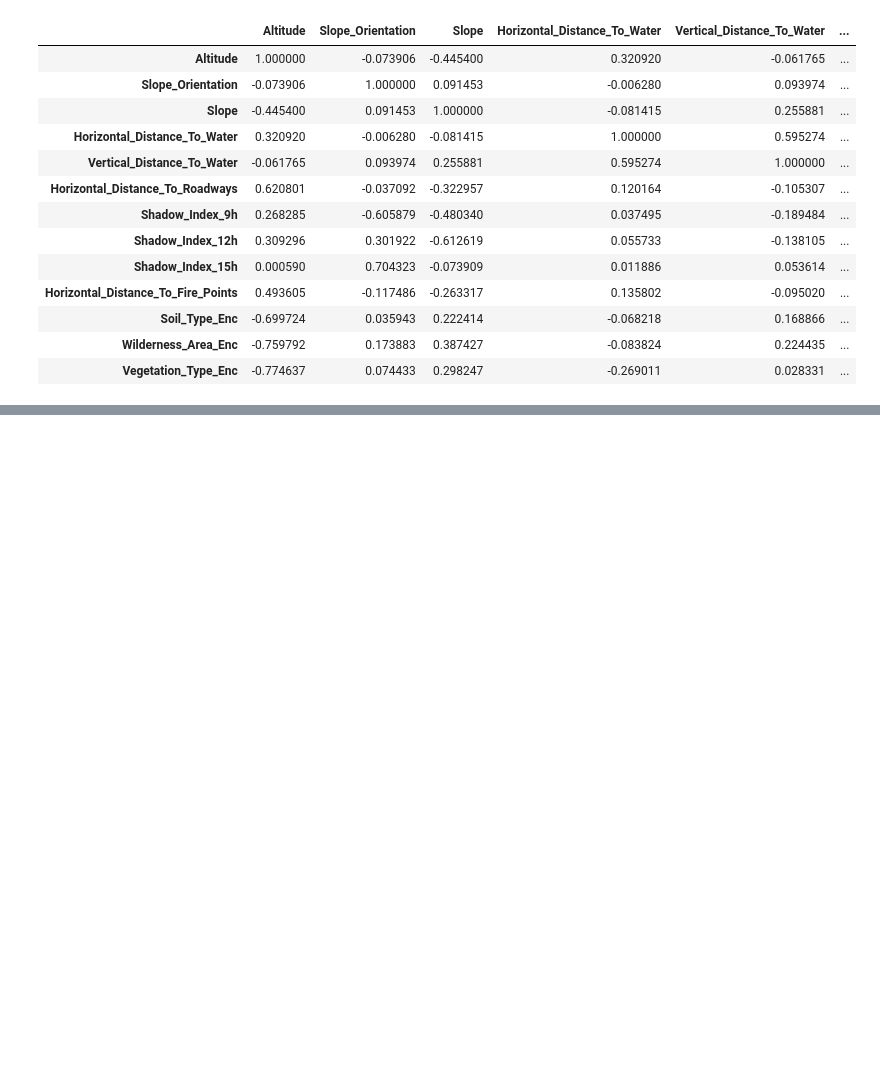
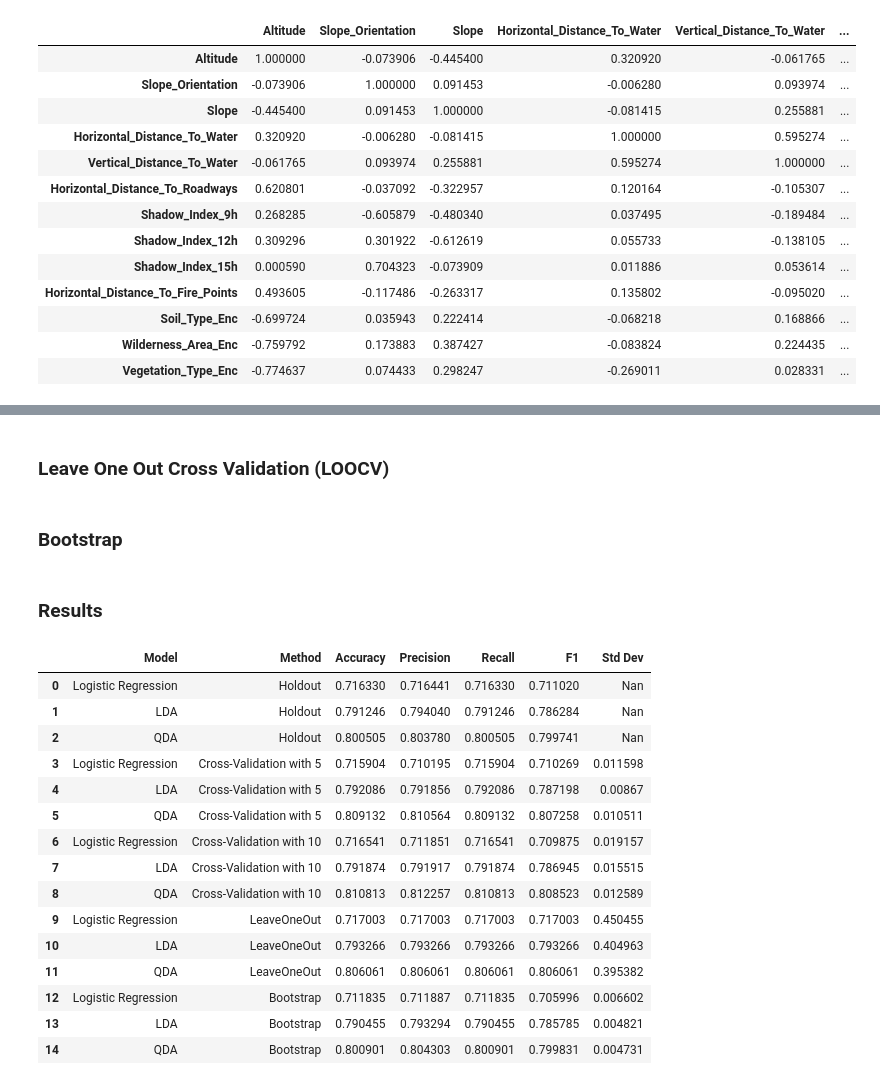
Before and after one commit to beatrizmsa/ml-vegetation-classifier, a Jupyter notebook: notebook.ipynb, the cells around one changed output, grey strips where cells are left out. Drawn from its saved outputs; the diff is of its cells as text; code cells hidden in the pictures; blank space fills up the shorter version.

Commit message:
updated methods application and dataframe to store the metrics

```diff
--- a/notebook.ipynb
+++ b/notebook.ipynb
@@ -371,0 +206,2 @@ Please also refer to the documentation for alternative solver options:
+# %%
+data_results = pd.DataFrame(columns=['Model', 'Method', 'Accuracy', 'Precision', 'Recall', 'F1', 'Std Dev'])
@@ -371,0 +220,2 @@ Please also refer to the documentation for alternative solver options:
+# %% [markdown]
+### Leave One Out Cross Validation (LOOCV)
@@ -371,0 +224,2 @@ Please also refer to the documentation for alternative solver options:
+# %% [markdown]
+### Bootstrap
@@ -371,0 +228,21 @@ Please also refer to the documentation for alternative solver options:
+# %% [markdown]
+### Results
+# %%
+data_results
+# %% [output]
+|  | Model | Method | Accuracy | Precision | Recall | F1 | Std Dev |
+| 0 | Logistic Regression | Holdout | 0.716330 | 0.716441 | 0.716330 | 0.711020 | Nan |
+| 1 | LDA | Holdout | 0.791246 | 0.794040 | 0.791246 | 0.786284 | Nan |
+| 2 | QDA | Holdout | 0.800505 | 0.803780 | 0.800505 | 0.799741 | Nan |
+| 3 | Logistic Regression | Cross-Validation with 5 | 0.715904 | 0.710195 | 0.715904 | 0.710269 | 0.011598 |
+| 4 | LDA | Cross-Validation with 5 | 0.792086 | 0.791856 | 0.792086 | 0.787198 | 0.00867 |
+| 5 | QDA | Cross-Validation with 5 | 0.809132 | 0.810564 | 0.809132 | 0.807258 | 0.010511 |
+| 6 | Logistic Regression | Cross-Validation with 10 | 0.716541 | 0.711851 | 0.716541 | 0.709875 | 0.019157 |
+| 7 | LDA | Cross-Validation with 10 | 0.791874 | 0.791917 | 0.791874 | 0.786945 | 0.015515 |
+| 8 | QDA | Cross-Validation with 10 | 0.810813 | 0.812257 | 0.810813 | 0.808523 | 0.012589 |
+| 9 | Logistic Regression | LeaveOneOut | 0.717003 | 0.717003 | 0.717003 | 0.717003 | 0.450455 |
+| 10 | LDA | LeaveOneOut | 0.793266 | 0.793266 | 0.793266 | 0.793266 | 0.404963 |
+| 11 | QDA | LeaveOneOut | 0.806061 | 0.806061 | 0.806061 | 0.806061 | 0.395382 |
+| 12 | Logistic Regression | Bootstrap | 0.711835 | 0.711887 | 0.711835 | 0.705996 | 0.006602 |
+| 13 | LDA | Bootstrap | 0.790455 | 0.793294 | 0.790455 | 0.785785 | 0.004821 |
+| 14 | QDA | Bootstrap | 0.800901 | 0.804303 | 0.800901 | 0.799831 | 0.004731 |
```
Also changed, not shown: parts of 40 cells of this notebook, 3 other files.
